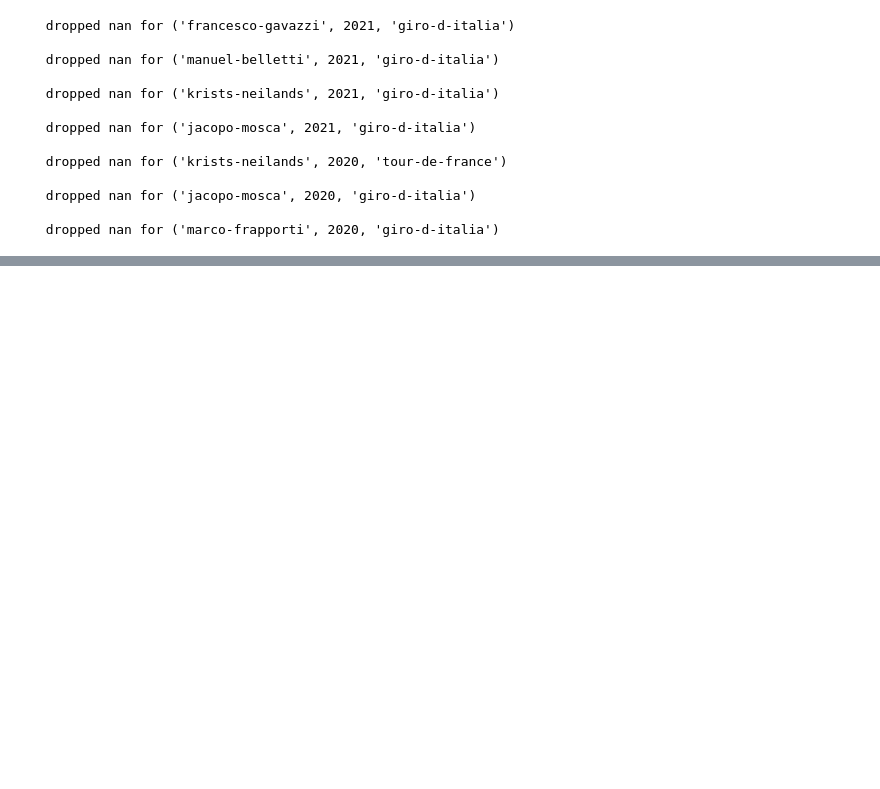
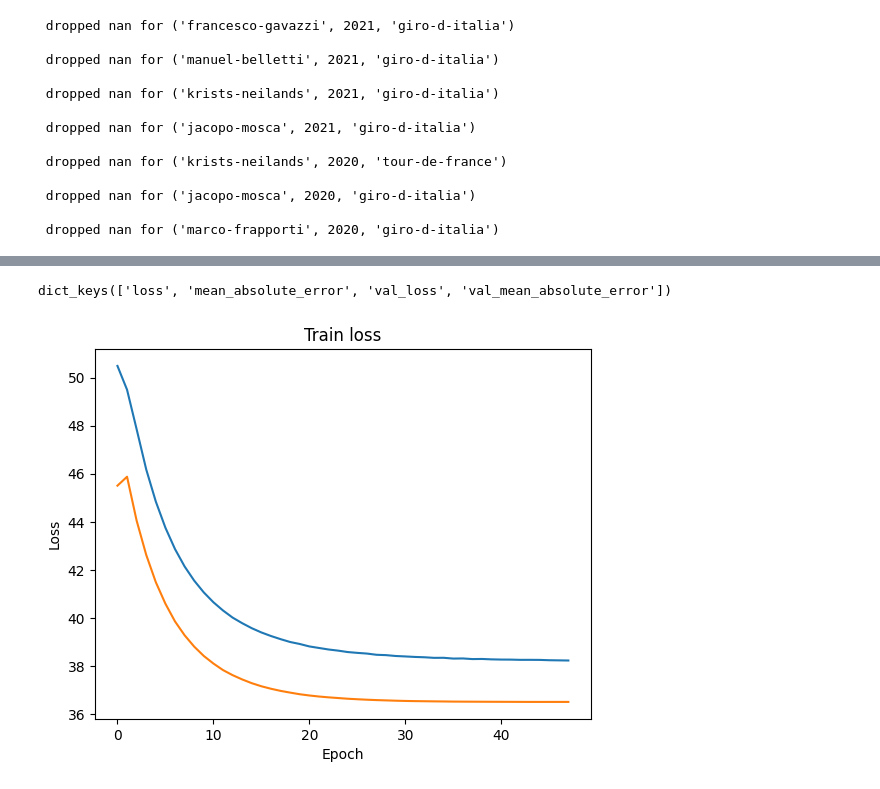
Before and after one commit to Michiel-DK/cycling_manager, a Jupyter notebook: notebooks/cnn_lstm.ipynb, the cells around one changed output, grey strips where cells are left out. Drawn from its saved outputs; the diff is of its cells as text; code cells hidden in the pictures; blank space fills up the shorter version.

```diff
--- a/notebooks/cnn_lstm.ipynb
+++ b/notebooks/cnn_lstm.ipynb
@@ -54,7 +54,7 @@ season_ls = []
 result_ls = []
 
 for name, year, tour in train.values:
-    y_decoder, tour_data, result, season_data = get_sequence(df, name, year, tour, img=True, binary=False)
+    y_decoder, tour_data, result, season_data = get_sequence(df, name, year, tour, img=True, binary=False, maxlen=30)
     y_dec_ls.append(y_decoder)
     tour_ls.append(tour_data)
     result_ls.append(result)
@@ -117,3 +116,23 @@ def get_img_array():
+# %%
+tour_ls_img = []
+
+for season in tour_ls_img:
+    base_path = '../raw_data/img_300/'
+    season = [base_path+"_".join(race.split('/')[1:])+'.jpg' for race in season]
+
+    img_ls = []
+
+    for race in season:
+        img = cv2.imread(race)
+        try:
+            img = tf.convert_to_tensor(img)
+            img_ls.append(img)
+        except:
+            print(race)
+
+    tour_ls_img.append(np.array(img_ls))
+
+tour_ls_img = np.array(season_ls_img)
 # %%
 result_ls_2 = [list(itertools.chain(*x[~x.race_ref.isin(to_drop_ls)].drop(columns='race_ref').values)) for x in result_ls]
 # %%
@@ -139,8 +158,9 @@ def get_sequences_img(season_ls, result_ls):
 
     return X_encoder_train, y_encoder_train
 # %%
-def get_sequences_img(season_ls):
+def get_sequences_img(season_ls, result_ls):
     new_season_ls = []
+    new_result_ls = []
 
     for season, results in zip(season_ls, result_ls):
         if season.shape[0] == 0:
@@ -150,9 +170,13 @@ def get_sequences_img(season_ls):
             tensors_season = tf.convert_to_tensor(season, dtype=tf.float32)
             new_season_ls.append(tensors_season)
 
+            tensors_y = tf.convert_to_tensor(results, dtype=tf.float32)
+            new_result_ls.append(tensors_y)
+
     X_encoder_train = tf.ragged.stack(new_season_ls).to_tensor()
+    y_encoder_train = tf.ragged.stack(new_result_ls).to_tensor()
 
-    return X_encoder_train
+    return X_encoder_train, y_encoder_train
 # %%
 X_encoder_img_train, y_encoder_img_train = get_sequences_img(season_ls_img, result_ls_2)
 
@@ -308,0 +346,18 @@ KeyboardInterrupt:
+# %%
+history.history.keys()
+# %% [output]
+dict_keys(['loss', 'mean_absolute_error', 'val_loss', 'val_mean_absolute_error'])
+# %%
+import matplotlib.pyplot as plt
+
+def plot_history(history):
+    plt.plot(history.history['loss'])
+    plt.plot(history.history['val_loss'])
+    plt.title('Train loss')
+    plt.ylabel('Loss')
+    plt.xlabel('Epoch')
+    plt.show()
+# %%
+plot_history(history)
+# %% [output]
+[figure, added]
```
Also changed, not shown: parts of 8 cells of this notebook, 1 other file.
